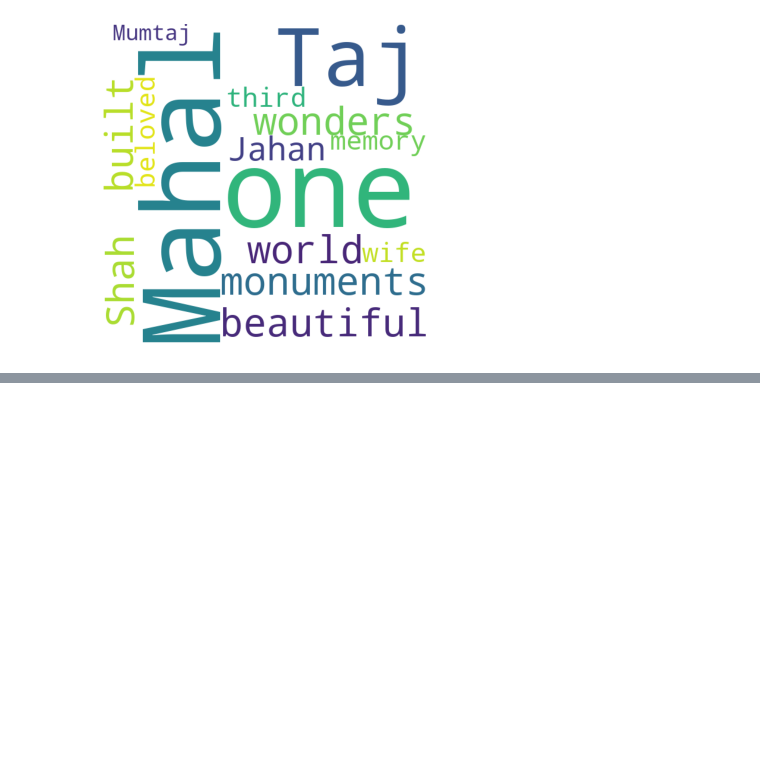
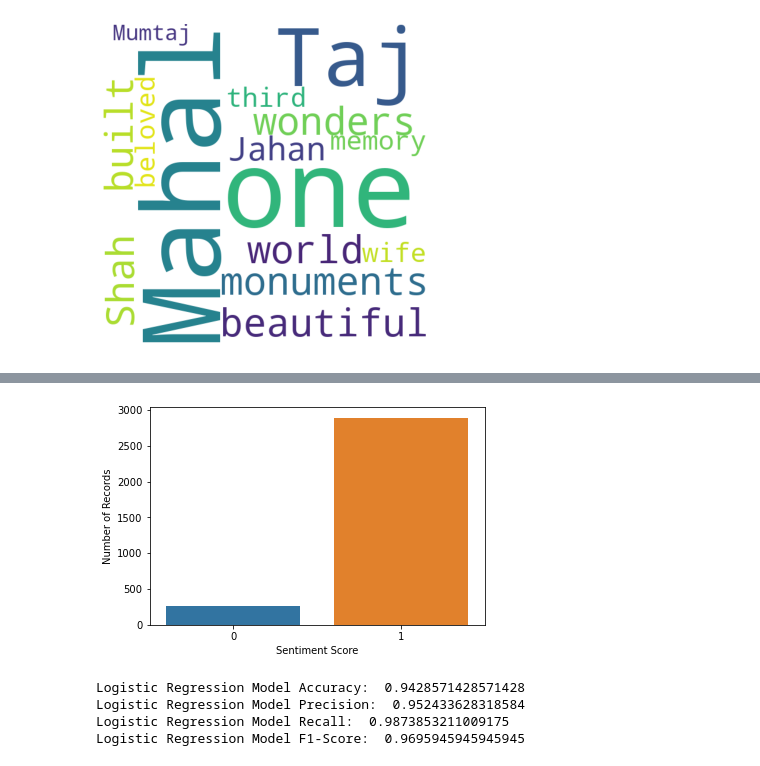
Before and after one commit to lh77x7/Python-data-analysis, a Jupyter notebook: chap12/analyzingTextualData.ipynb, the cells around one changed output, grey strips where cells are left out. Cells and saved outputs as stored; diff of their text form; code cells hidden in the pictures; blank space fills up the shorter version.

Commit message:
chap12-analyzingTextualData update

```diff
--- a/chap12/analyzingTextualData.ipynb
+++ b/chap12/analyzingTextualData.ipynb
@@ -243,3 +243,12 @@ plt.axis("off")
 plt.show()
 # %% [output]
 [figure]
+# %%
+# import libraries
+import pandas as pd
+
+# read the dataset
+df = pd.read_csv('amazon_alexa.tsv', sep='\t')
+
+# show top 5-records
+df.head()
@@ -245,0 +262,16 @@ plt.show()
+# %%
+# import seaborn
+import seaborn as sns
+import matplotlib.pyplot as plt
+
+# count plot
+sns.countplot(x='feedback', data=df)
+
+# set X-axis and Y-axis labels
+plt.xlabel('Sentiment Score')
+plt.ylabel('Number of Records')
+
+# show the plot using show() function
+plt.show()
+# %% [output]
+[figure, added]
@@ -245,0 +301,35 @@ plt.show()
+# %%
+# import logistic regression scikit-learn model
+from sklearn.linear_model import LogisticRegression
+
+# create logistic regression model object
+logreg = LogisticRegression(solver='lbfgs')
+
+# fit the model with data
+logreg.fit(feature_train, target_train)
+
+# forecast the target variable for given test dataset
+predictions = logreg.predict(feature_test)
+
+# import metrics module from perfomance evaluation
+from sklearn.metrics import accuracy_score
+from sklearn.metrics import precision_score
+from sklearn.metrics import recall_score
+from sklearn.metrics import f1_score
+
+# assess model performance using accuracy measure
+print("Logistic Regression Model Accuracy: ", accuracy_score(target_test, predictions))
+
+# calculate model prediction
+print("Logistic Regression Model Precision: ", precision_score(target_test, predictions))
+
+# calculate model recall
+print("Logistic Regression Model Recall: ", recall_score(target_test, predictions))
+
+# calculate model f1 score
+print("Logistic Regression Model F1-Score: ", f1_score(target_test, predictions))
+# %% [output]
+Logistic Regression Model Accuracy:  0.9428571428571428
+Logistic Regression Model Precision:  0.952433628318584
+Logistic Regression Model Recall:  0.9873853211009175
+Logistic Regression Model F1-Score:  0.9695945945945945
```
Also changed, not shown: parts of 5 cells of this notebook.
